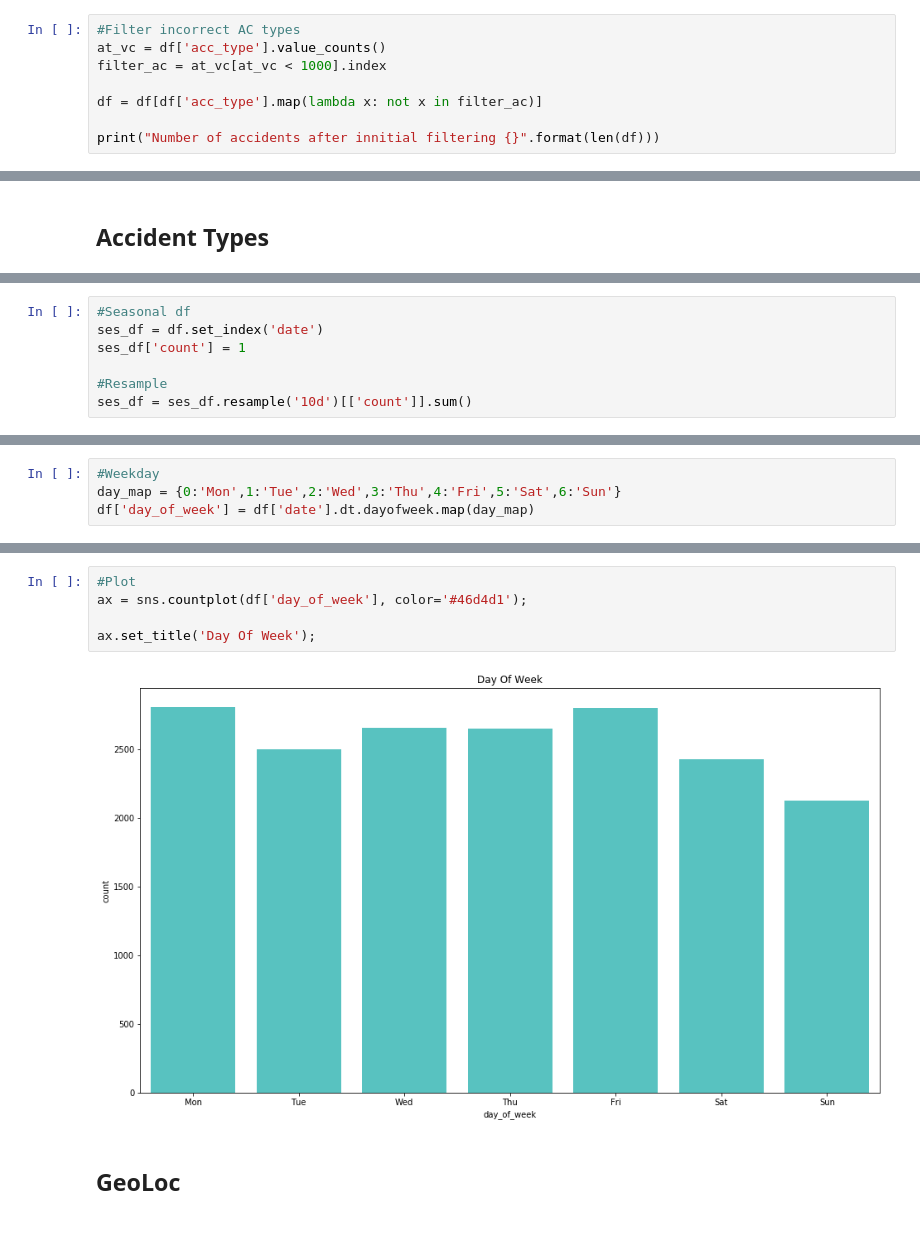
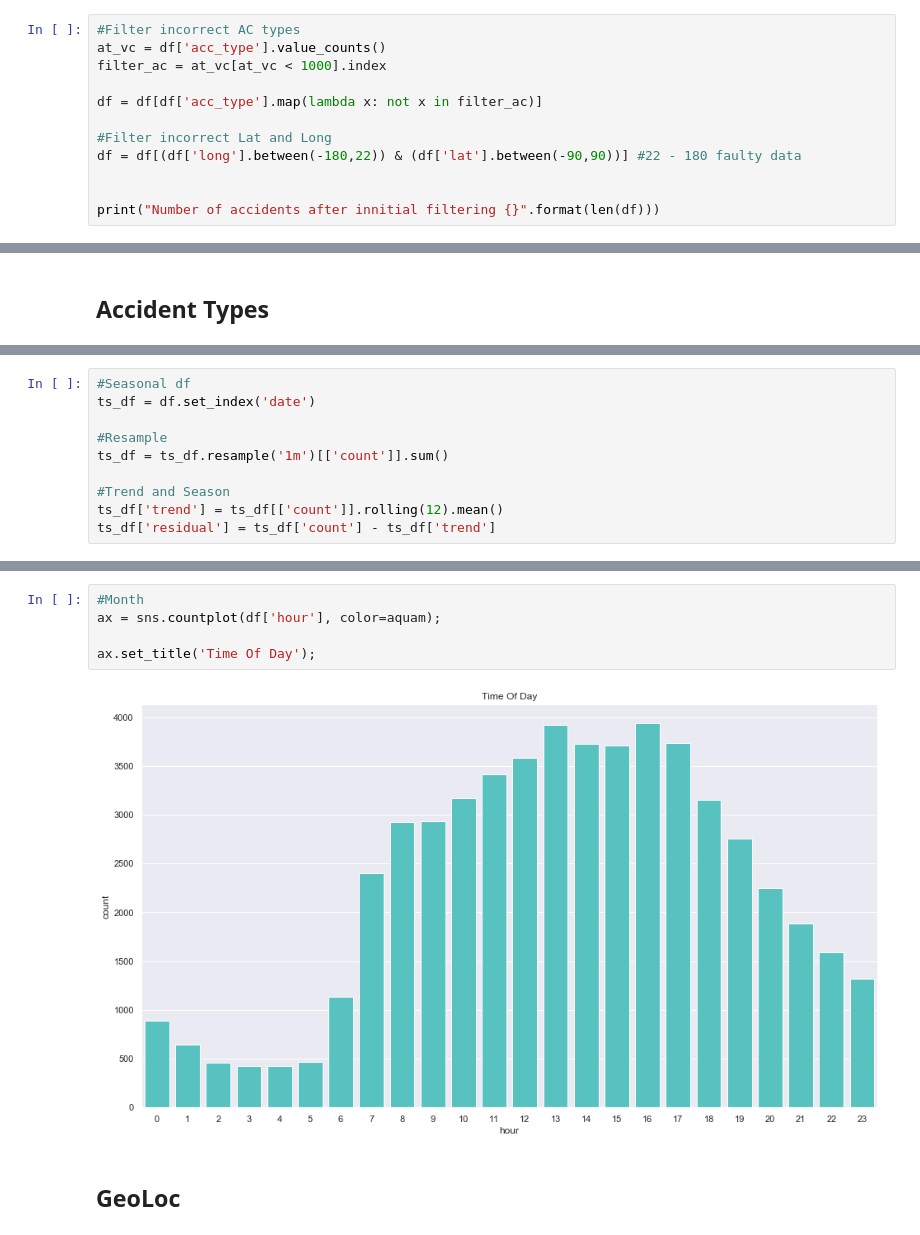
Before and after one commit to BrunnoRicci/traffic-accidents-belgrade, a Jupyter notebook: eda-traffic-belgrade.ipynb, the cells around one changed output, grey strips where cells are left out. Cells and saved outputs as stored; diff of their text form.

```diff
--- a/eda-traffic-belgrade.ipynb
+++ b/eda-traffic-belgrade.ipynb
@@ -88,5 +120,9 @@ filter_ac = at_vc[at_vc < 1000].index
 
 df = df[df['acc_type'].map(lambda x: not x in filter_ac)]
 
+#Filter incorrect Lat and Long
+df = df[(df['long'].between(-180,22)) & (df['lat'].between(-90,90))] #22 - 180 faulty data
+
+
 print("Number of accidents after innitial filtering {}".format(len(df)))
 # %% [output]
@@ -145,9 +183,12 @@ Although the accidents with pedestrians are the least common, they have the high
-# %%
-#Seasonal df
-ses_df = df.set_index('date')
-ses_df['count'] = 1
-
-#Resample
-ses_df = ses_df.resample('10d')[['count']].sum()
+# %%
+#Seasonal df
+ts_df = df.set_index('date')
+
+#Resample
+ts_df = ts_df.resample('1m')[['count']].sum()
+
+#Trend and Season
+ts_df['trend'] = ts_df[['count']].rolling(12).mean()
+ts_df['residual'] = ts_df['count'] - ts_df['trend']
 # %%
 #Plot
@@ -159,4 +199,0 @@ ax.set_title('Number of Accidents Throughout The Year');
-# %%
-#Weekday
-day_map = {0:'Mon',1:'Tue',2:'Wed',3:'Thu',4:'Fri',5:'Sat',6:'Sun'}
-df['day_of_week'] = df['date'].dt.dayofweek.map(day_map)
@@ -163,10 +220,10 @@ df['day_of_week'] = df['date'].dt.dayofweek.map(day_map)
 # %%
-#Plot
-ax = sns.countplot(df['day_of_week'], color='#46d4d1');
+#Month
+ax = sns.countplot(df['hour'], color=aquam);
 
-ax.set_title('Day Of Week');
+ax.set_title('Time Of Day');
 # %% [output]
-[figure, old version]
+[figure, new version]
 # %% [markdown]
 ## GeoLoc
 # %%
```
Also changed, not shown: parts of 18 cells of this notebook, 2 other files.
